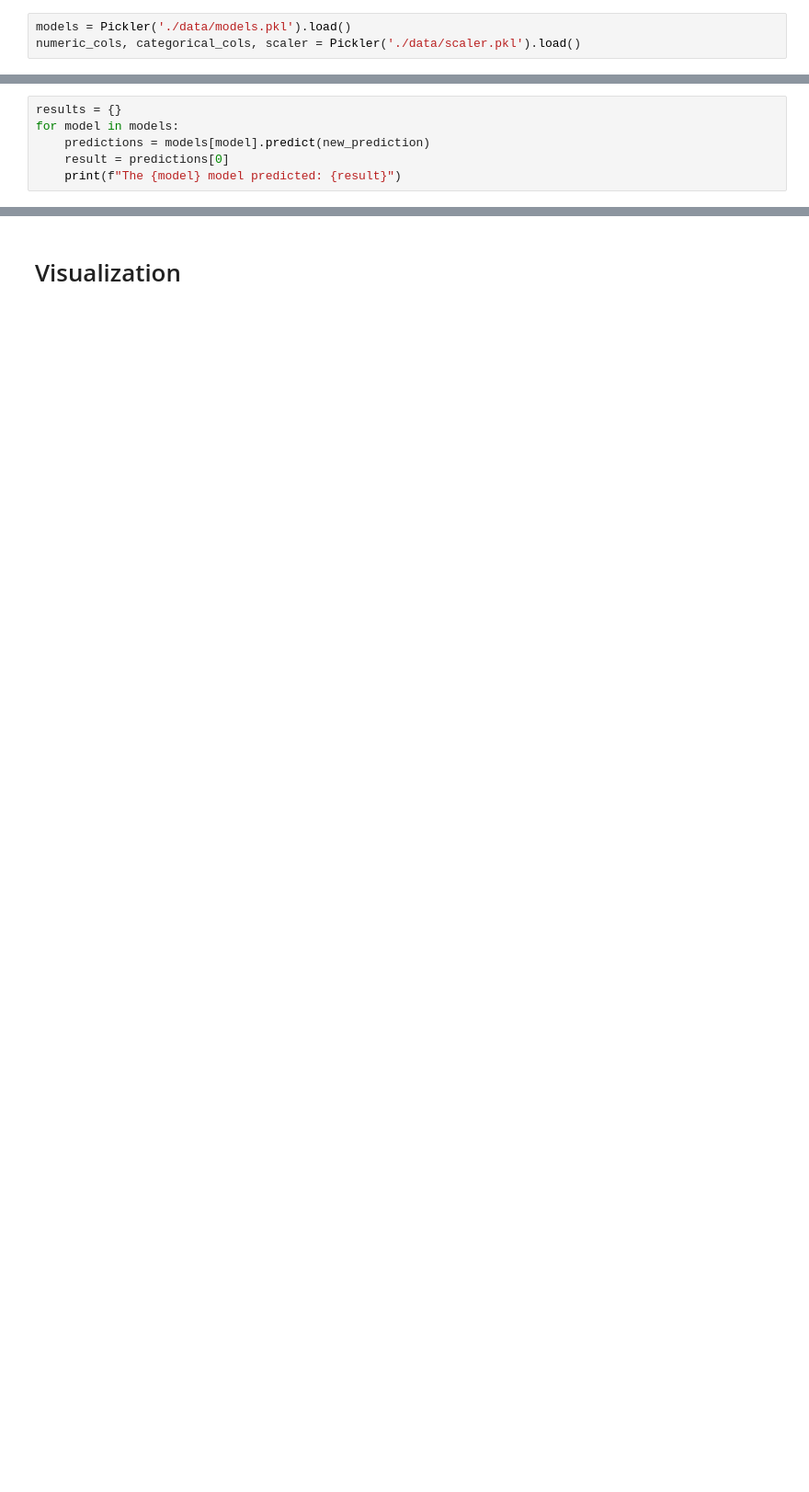
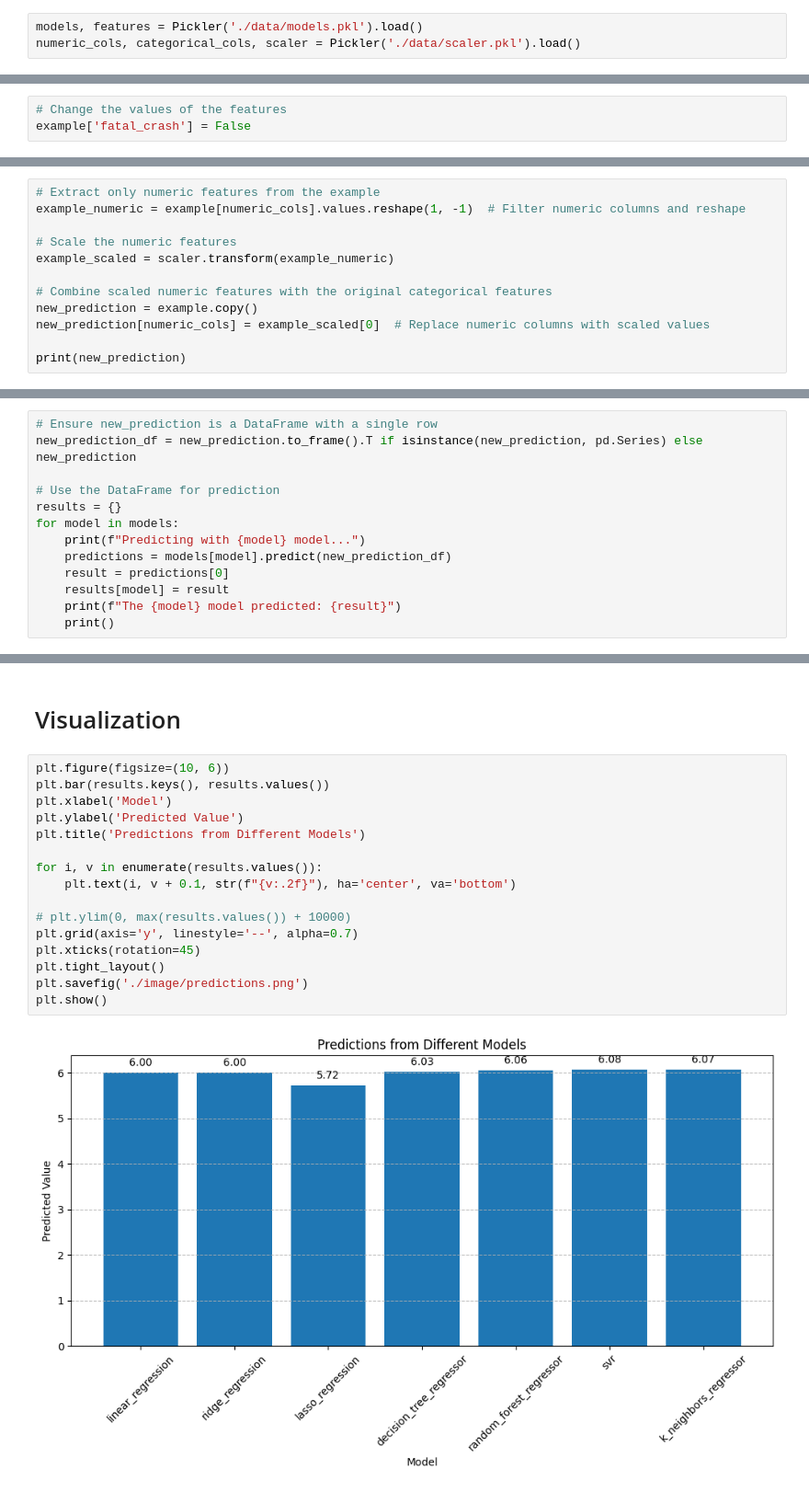
Before and after one commit to lukfd/city-of-austin-car-crash-ml-study, a Jupyter notebook: src/prediction.ipynb, the cells around one changed output, grey strips where cells are left out. Shown at 92% size. Cells and saved outputs as stored; diff of their text form; blank space fills up the shorter version.

```diff
--- a/src/prediction.ipynb
+++ b/src/prediction.ipynb
@@ -9,3 +11,3 @@ import numpy as np
 # %%
-models = Pickler('./data/models.pkl').load()
+models, features = Pickler('./data/models.pkl').load()
 numeric_cols, categorical_cols, scaler = Pickler('./data/scaler.pkl').load()
@@ -105,2 +49,5 @@ print(new_prediction)
+# %%
+# Change the values of the features
+example['fatal_crash'] = False
 # %% [markdown]
 # Scale
@@ -118,0 +54,12 @@ print(new_prediction)
+# %%
+# Extract only numeric features from the example
+example_numeric = example[numeric_cols].values.reshape(1, -1)  # Filter numeric columns and reshape
+
+# Scale the numeric features
+example_scaled = scaler.transform(example_numeric)
+
+# Combine scaled numeric features with the original categorical features
+new_prediction = example.copy()
+new_prediction[numeric_cols] = example_scaled[0]  # Replace numeric columns with scaled values
+
+print(new_prediction)
@@ -127,7 +86,14 @@ print(new_prediction)
 # %%
+# Ensure new_prediction is a DataFrame with a single row
+new_prediction_df = new_prediction.to_frame().T if isinstance(new_prediction, pd.Series) else new_prediction
+
+# Use the DataFrame for prediction
 results = {}
 for model in models:
-    predictions = models[model].predict(new_prediction)
+    print(f"Predicting with {model} model...")
+    predictions = models[model].predict(new_prediction_df)
     result = predictions[0]
+    results[model] = result
     print(f"The {model} model predicted: {result}")
+    print()
 # %% [output]
@@ -137,2 +120,20 @@ print(results)
 # %% [markdown]
 # Visualization
+# %%
+plt.figure(figsize=(10, 6))
+plt.bar(results.keys(), results.values())
+plt.xlabel('Model')
+plt.ylabel('Predicted Value')
+plt.title('Predictions from Different Models')
+
+for i, v in enumerate(results.values()):
+    plt.text(i, v + 0.1, str(f"{v:.2f}"), ha='center', va='bottom')
+
+# plt.ylim(0, max(results.values()) + 10000)
+plt.grid(axis='y', linestyle='--', alpha=0.7)
+plt.xticks(rotation=45)
+plt.tight_layout()
+plt.savefig('./image/predictions.png')
+plt.show()
+# %% [output]
+[figure, added]
```
Also changed, not shown: parts of 13 cells of this notebook, 8 other files.
